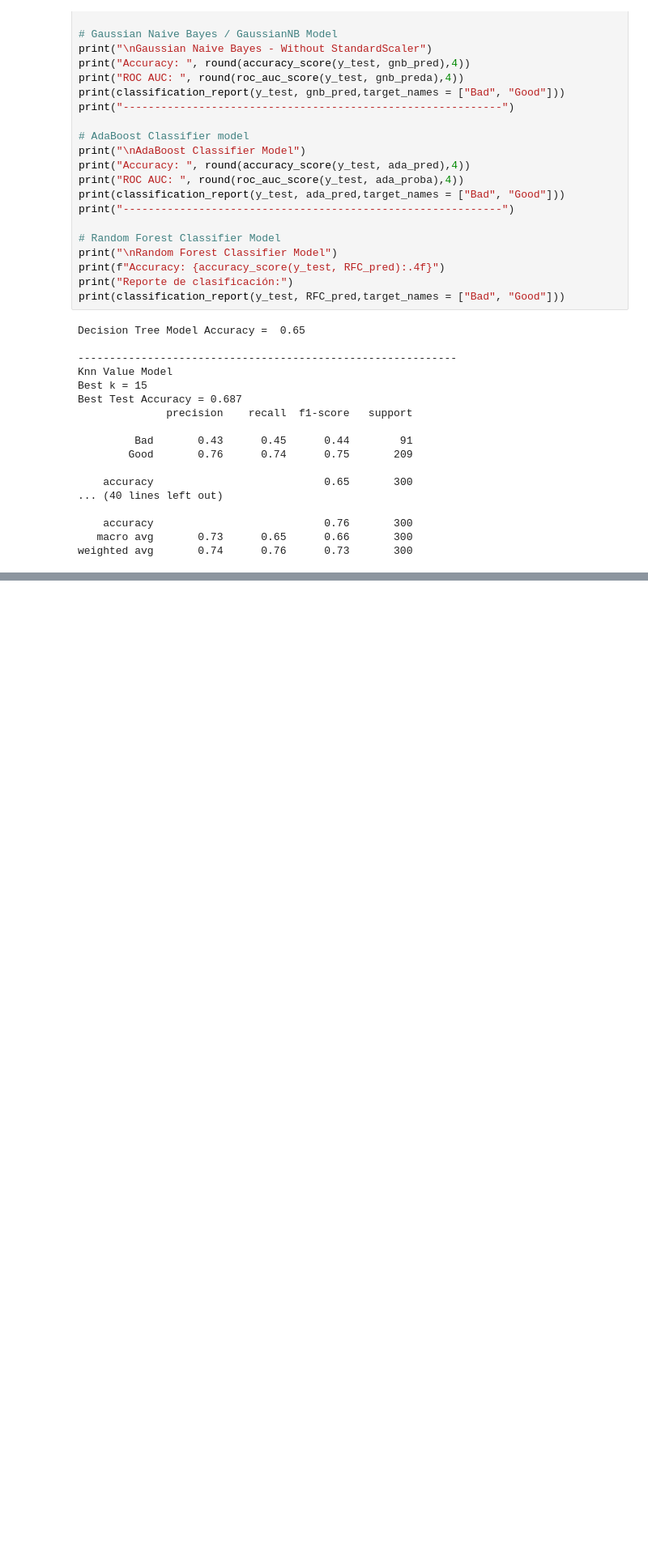
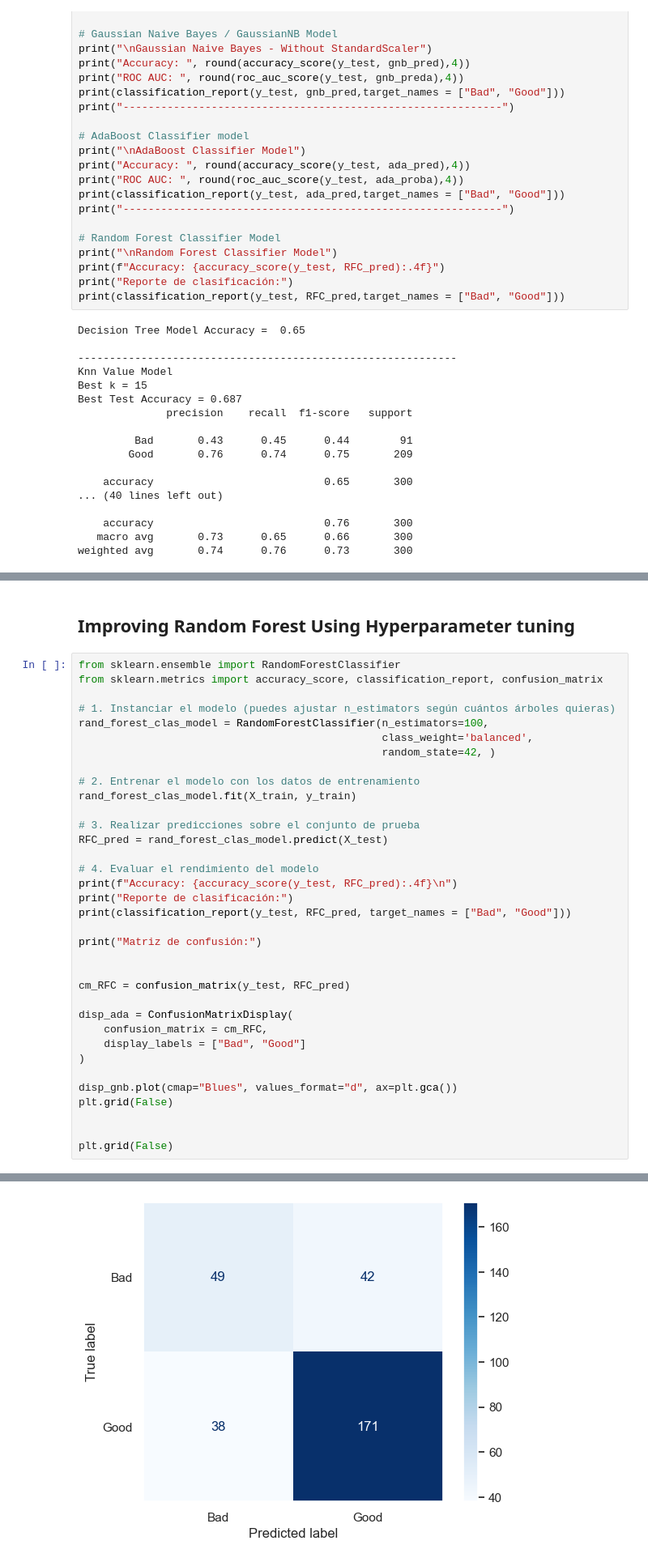
Before and after one commit to LeoTarulli/Credit_Risk_API, a Jupyter notebook: credit_project.ipynb, the cells around one changed output, grey strips where cells are left out. Shown at 81% size. Saved outputs shown, nothing was run; the diff lists cells and outputs as text; blank space fills up the shorter version.

```diff
--- a/credit_project.ipynb
+++ b/credit_project.ipynb
@@ -955,0 +1089,38 @@ weighted avg       0.74      0.76      0.73       300
+# %% [markdown]
+## Improving Random Forest Using Hyperparameter tuning
+# %%
+from sklearn.ensemble import RandomForestClassifier
+from sklearn.metrics import accuracy_score, classification_report, confusion_matrix
+
+# 1. Instanciar el modelo (puedes ajustar n_estimators según cuántos árboles quieras)
+rand_forest_clas_model = RandomForestClassifier(n_estimators=100,
+                                                class_weight='balanced',
+                                                random_state=42, )
+
+# 2. Entrenar el modelo con los datos de entrenamiento
+rand_forest_clas_model.fit(X_train, y_train)
+
+# 3. Realizar predicciones sobre el conjunto de prueba
+RFC_pred = rand_forest_clas_model.predict(X_test)
+
+# 4. Evaluar el rendimiento del modelo
+print(f"Accuracy: {accuracy_score(y_test, RFC_pred):.4f}\n")
+print("Reporte de clasificación:")
+print(classification_report(y_test, RFC_pred, target_names = ["Bad", "Good"]))
+
+print("Matriz de confusión:")
+
+
+cm_RFC = confusion_matrix(y_test, RFC_pred)
+
+disp_ada = ConfusionMatrixDisplay(
+    confusion_matrix = cm_RFC,
+    display_labels = ["Bad", "Good"]
+)
+
+disp_gnb.plot(cmap="Blues", values_format="d", ax=plt.gca())
+plt.grid(False)
+
+
+plt.grid(False)
+# %% [output]
@@ -955,0 +1140 @@ weighted avg       0.74      0.76      0.73       300
+[figure, added]
```
Also changed, not shown: parts of 19 cells of this notebook.
